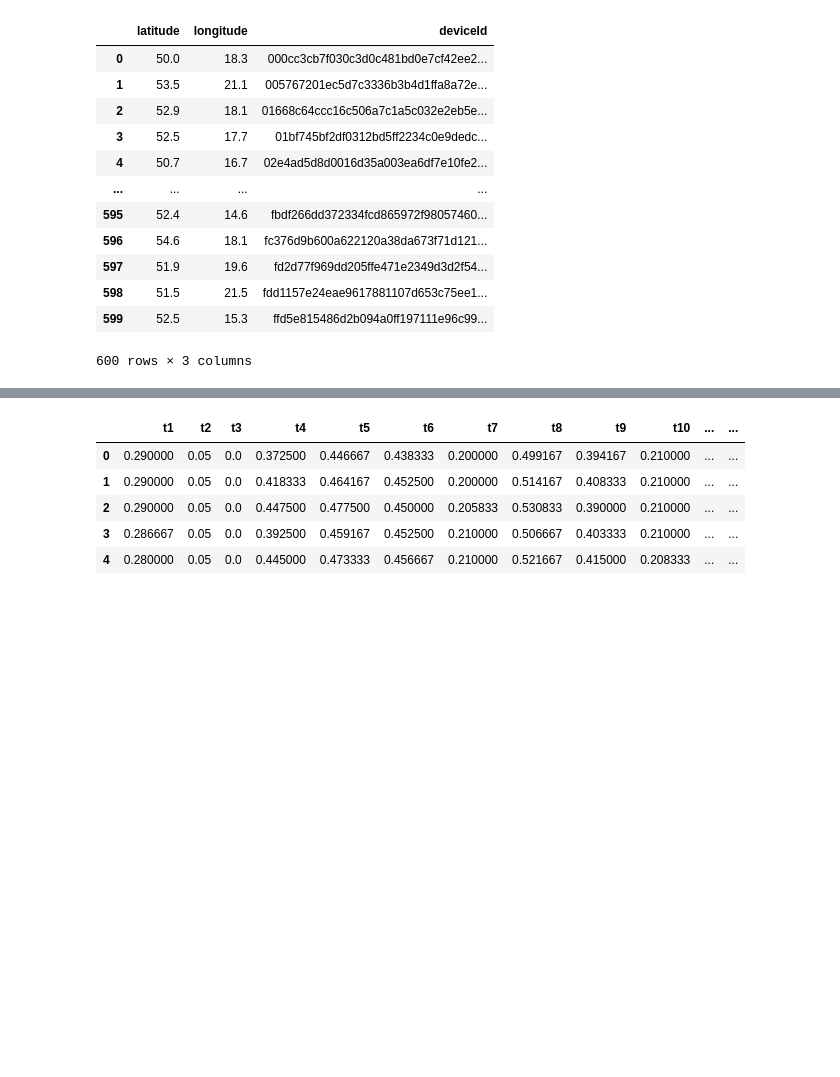
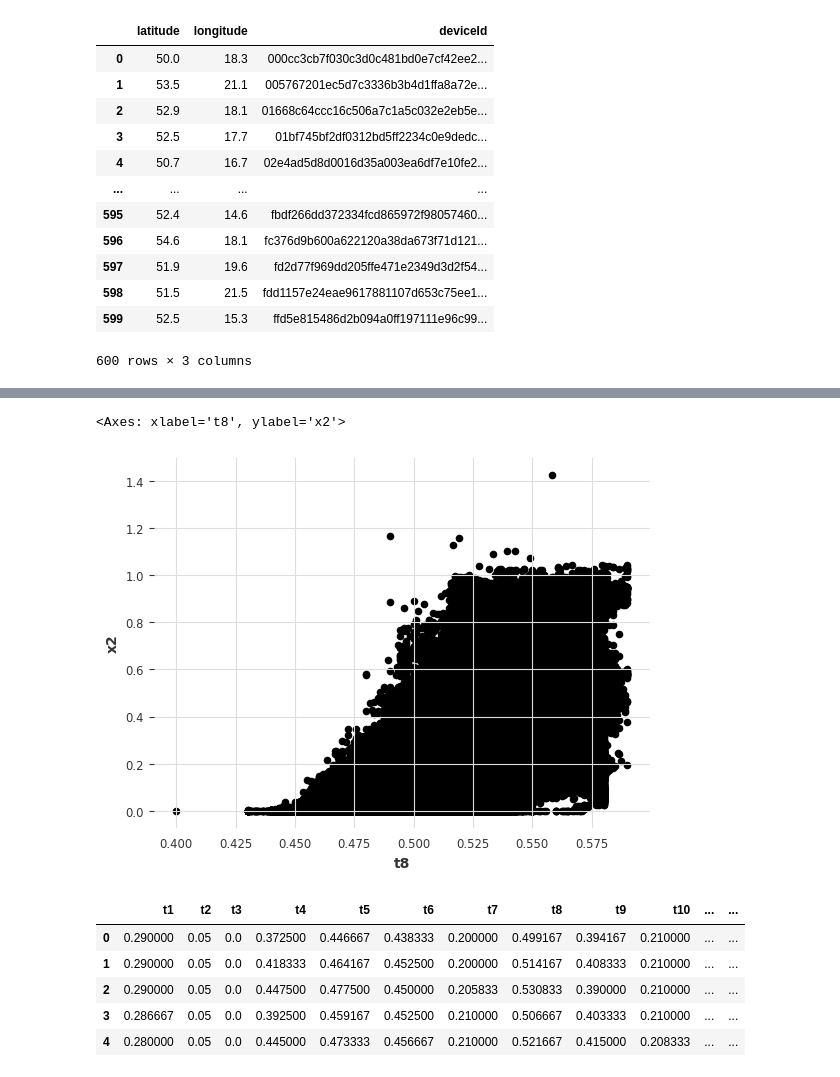
Before and after one commit to rybijakKarpiowy/ensemble-2026, a Jupyter notebook: task3/aaa.ipynb, the cells around one changed output, grey strips where cells are left out. Cells and saved outputs as stored; diff of their text form; code cells hidden in the pictures; blank space fills up the shorter version.

```diff
--- a/task3/aaa.ipynb
+++ b/task3/aaa.ipynb
@@ -85,3 +113,8 @@ df.groupby('month')['x2'].mean().reset_index().plot(x='month', y='x2')
+# %%
+df.plot(x="t8", y="x2", kind="scatter")
+# %% [output]
+<Axes: xlabel='t8', ylabel='x2'>
+[figure, added]
 # %%
 df = pd.read_csv('train_hourly.csv')
 
```
Also changed, not shown: parts of 8 cells of this notebook, 2 other files.
